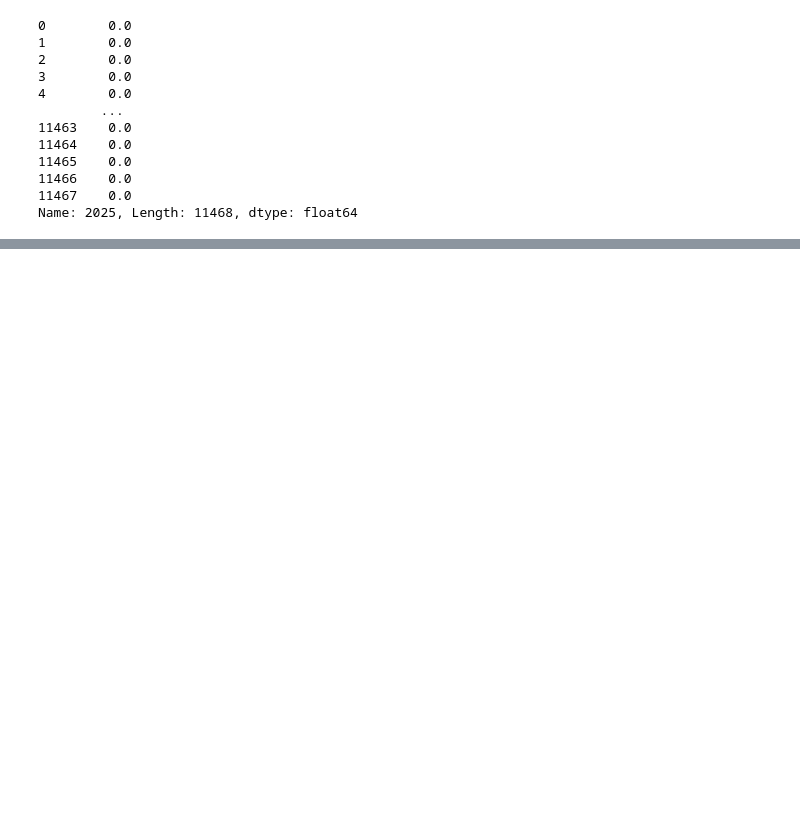
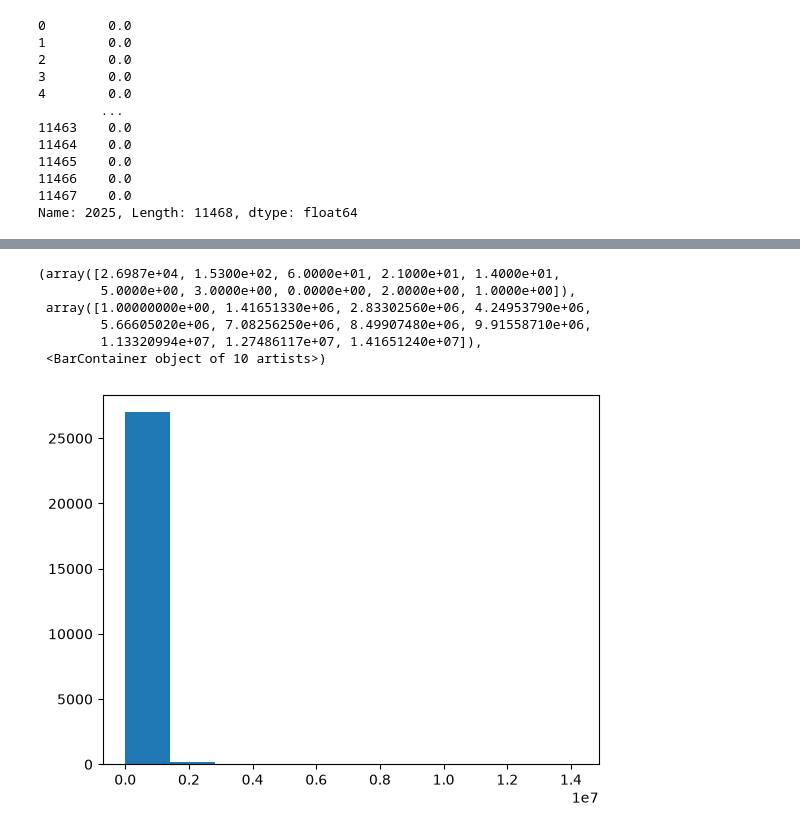
Before and after one commit to YuHsiangHuangSean/Voluntary-Carbon-Market-Dashboard, a Jupyter notebook: notebooks/ETL_lab.ipynb, the cells around one changed output, grey strips where cells are left out. Saved outputs shown, nothing was run; the diff lists cells and outputs as text; code cells hidden in the pictures; blank space fills up the shorter version.

```diff
--- a/notebooks/ETL_lab.ipynb
+++ b/notebooks/ETL_lab.ipynb
@@ -487,2 +511,6 @@ Name: 2025, Length: 11468, dtype: float64
 # %%
-df.shape
+df_test = df_vintage.melt(
+    id_vars = column_list,
+    var_name = "Year",
+    value_name = "Credit Quantity"
+)
@@ -490,0 +566,12 @@ df.shape
+# %%
+%matplotlib inline
+import matplotlib.pyplot as plt
+plt.hist(df_test[df_test["Credit Quantity"]!=0]["Credit Quantity"])
+# %% [output]
+(array([2.6987e+04, 1.5300e+02, 6.0000e+01, 2.1000e+01, 1.4000e+01,
+        5.0000e+00, 3.0000e+00, 0.0000e+00, 2.0000e+00, 1.0000e+00]),
+ array([1.00000000e+00, 1.41651330e+06, 2.83302560e+06, 4.24953790e+06,
+        5.66605020e+06, 7.08256250e+06, 8.49907480e+06, 9.91558710e+06,
+        1.13320994e+07, 1.27486117e+07, 1.41651240e+07]),
+ <BarContainer object of 10 artists>)
+[figure, added]
```
Also changed, not shown: parts of 14 cells of this notebook, 5 other files.
